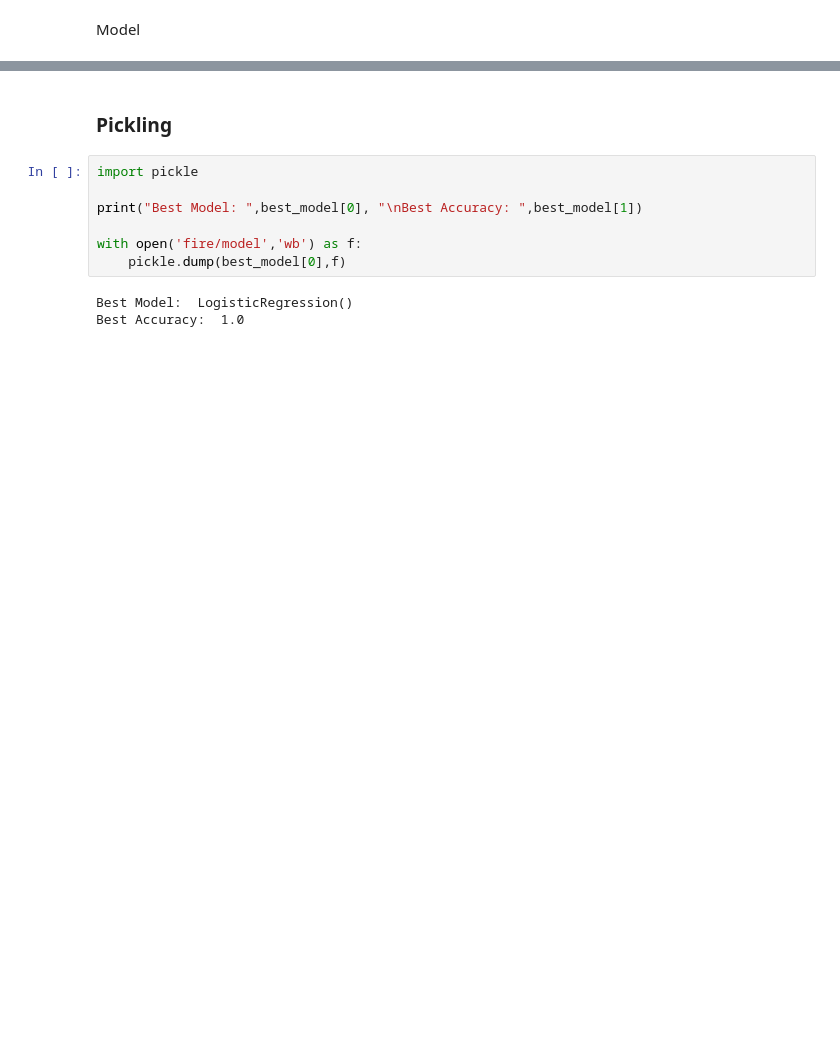
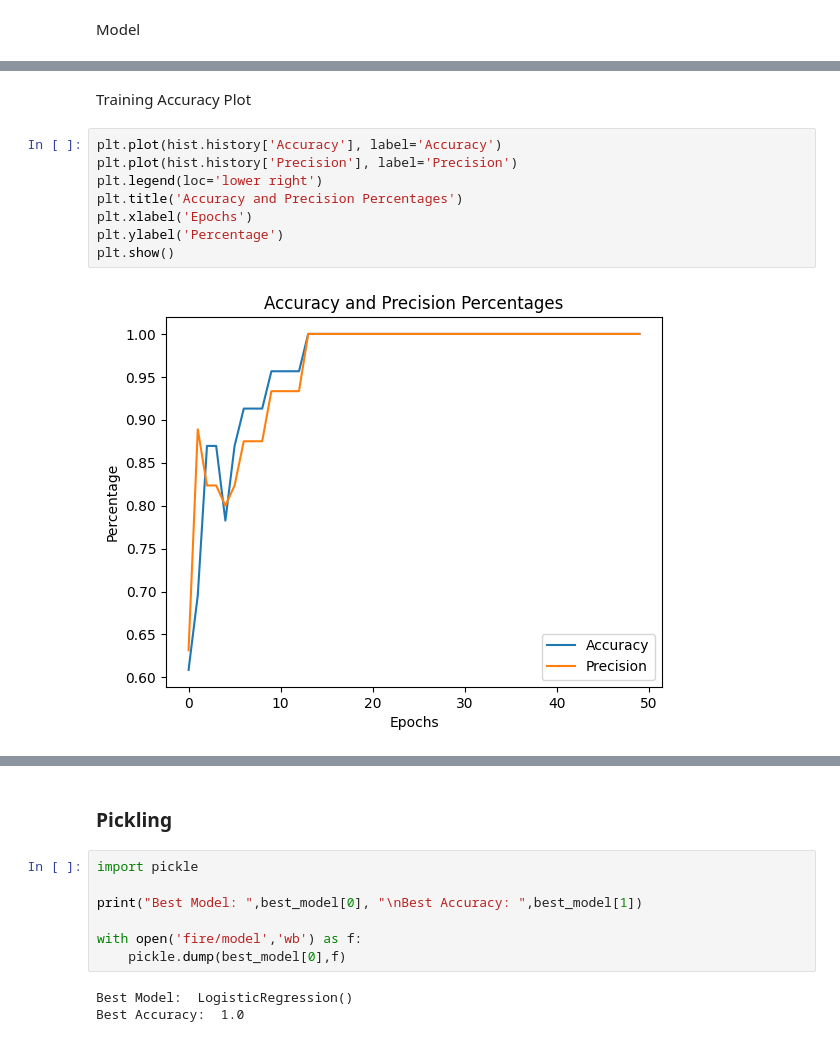
Before and after one commit to RampageousRJ/Forest-Fire-Prediction, a Jupyter notebook: model.ipynb, the cells around one changed output, grey strips where cells are left out. Saved outputs shown, nothing was run; the diff lists cells and outputs as text; blank space fills up the shorter version.

```diff
--- a/model.ipynb
+++ b/model.ipynb
@@ -254,0 +336,12 @@ AttributeError: 'numpy.ndarray' object has no attribute 'replace'
+# %% [markdown]
+Training Accuracy Plot
+# %%
+plt.plot(hist.history['Accuracy'], label='Accuracy')
+plt.plot(hist.history['Precision'], label='Precision')
+plt.legend(loc='lower right')
+plt.title('Accuracy and Precision Percentages')
+plt.xlabel('Epochs')
+plt.ylabel('Percentage')
+plt.show()
+# %% [output]
+[figure, added]
```
Also changed, not shown: parts of 22 cells of this notebook.
